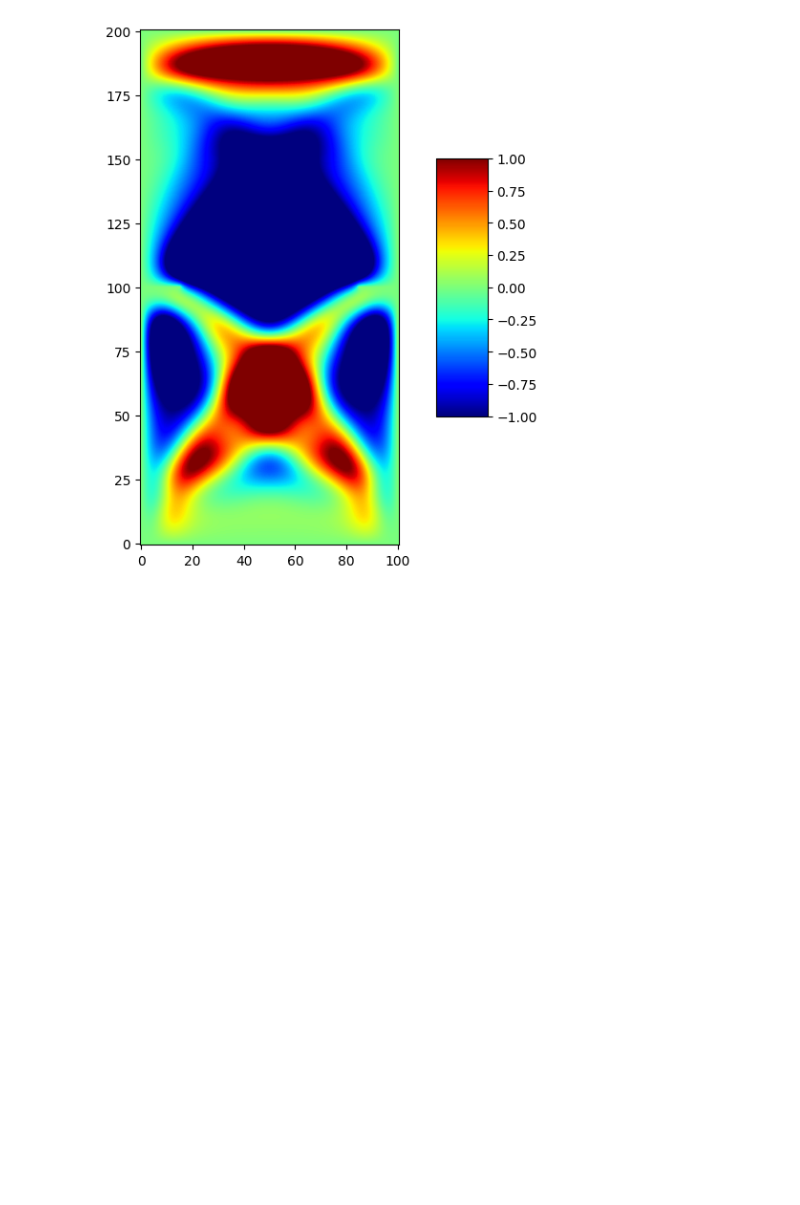
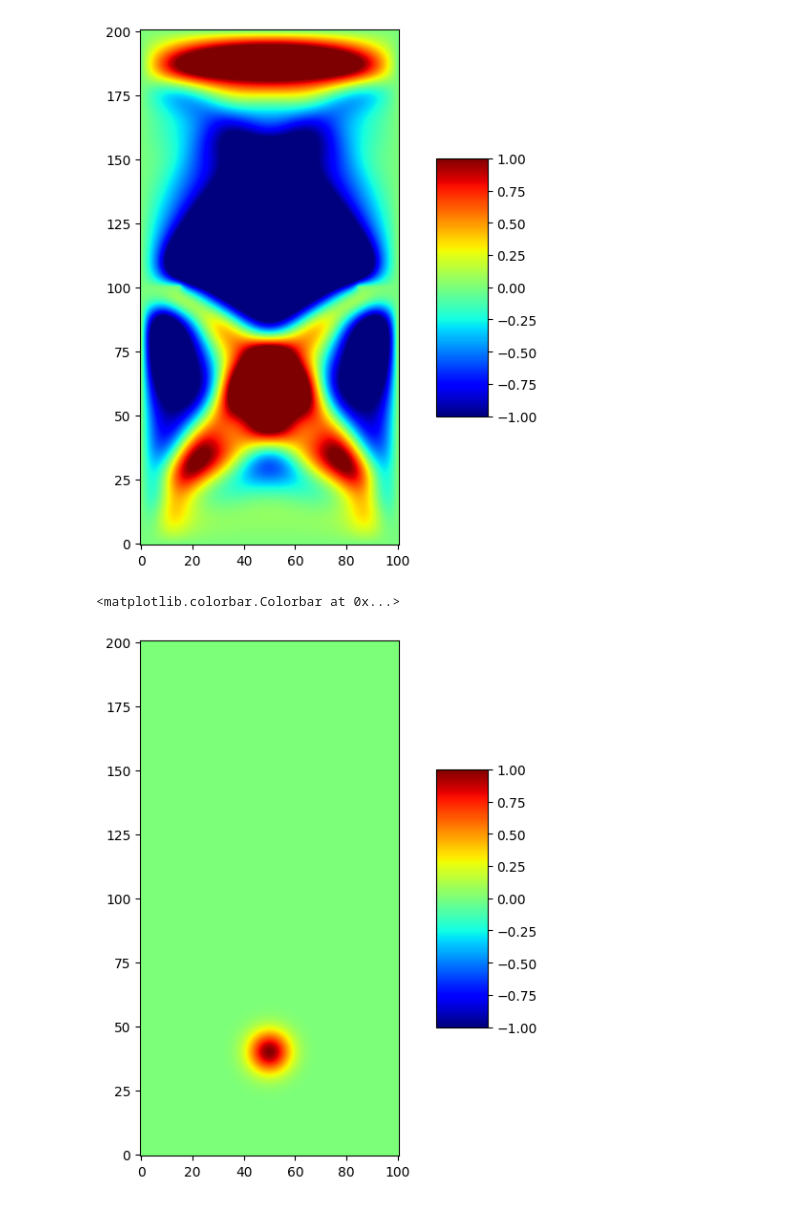
Before and after one commit to sarchilagomez1/MetodosComputacionales2-Fuentes-Archila, a Jupyter notebook: Taller4_fuentesarchila.ipynb, the cells around one changed output. Saved outputs shown, nothing was run; the diff lists cells and outputs as text; code cells hidden in the pictures; blank space fills up the shorter version.

```diff
--- a/Taller4_fuentesarchila.ipynb
+++ b/Taller4_fuentesarchila.ipynb
@@ -153,3 +231,77 @@ plt.show()
 # %% [output]
 MovieWriter imagemagick unavailable; using Pillow instead.
 [figure]
+# %%
+import numpy as np
+import matplotlib.pyplot as plt
+import matplotlib.animation as animation
+
+# Parámetros
+dx = 0.01
+dy = 0.01
+dt = 0.01
+c = 0.5
+tmax = 3.0
+xmax = 2.0
+ymax = 1.0
+
+# Número de celdas
+nx = int(xmax/dx) + 1
+ny = int(ymax/dy) + 1
+nt = int(tmax/dt) + 1
+
+# Variables
+x = np.linspace(0, xmax, nx)
+y = np.linspace(0, ymax, ny)
+u = np.zeros((nx, ny))  # u actual
+u_new = np.zeros((nx, ny))  # u futuro
+u_old = np.zeros((nx, ny))  # u pasado
+
+# Condición inicial: gaussiana
+for i in range(nx):
+    for j in range(ny):
+        u[i, j] = np.exp(-150 * ((x[i] - 0.4)**2 + (y[j] - 0.5)**2))
+
+# Función para aplicar las condiciones de frontera de Dirichlet
+def condiciones_frontera_dirichlet(u):
+    u[0, :] = 0  # x=0
+    u[-1, :] = 0  # x=xmax
+    u[:, 0] = 0  # y=0
+    u[:, -1] = 0  # y=ymax
+
+    # Pared
+    for i in range(nx):
+        for j in range(ny):
+            if (0 < y[j] < 0.42) and (0.99 < x[i] < 1.01):
+                u[i, j] = 0
+            if (0.58 < y[j] < 1) and (0.99 < x[i] < 1.01):
+                u[i, j] = 0
+
+    return u
+
+# Función para aplicar las condiciones de frontera de Neumann
+def condiciones_frontera_neumann(u):
+    # Condiciones de Neumann en las partes horizontales y verticales
+    u[0, :] = u[1, :]  # x=0, derivada en x = 0
+    u[-1, :] = u[-2, :]  # x=xmax, derivada en x = 0
+    u[:, 0] = u[:, 1]  # y=0, derivada en y = 0
+    u[:, -1] = u[:, -2]  # y=ymax, derivada en y = 0
+
+    # Pared
+    for i in range(nx):
+        for j in range(ny):
+            if (0 < y[j] < 0.42) and (0.99 < x[i] < 1.01):
+                u[i, j] = 0
+            if (0.58 < y[j] < 1) and (0.99 < x[i] < 1.01):
+                u[i, j] = 0
+
+    return u
+
+# Animación
+X, Y = np.meshgrid(x, y)
+fig, ax = plt.subplots(figsize=(10, 7))
+cax = ax.imshow(u, interpolation='bilinear', cmap='jet', origin='lower', vmin=-1, vmax=1)
+fig.colorbar(cax, ax=ax, shrink=0.5, aspect=5)
+# %% [output]
+<matplotlib.colorbar.Colorbar at 0x...>
+[figure, added]
```
Also changed, not shown: parts of 7 cells of this notebook, 6 other files.
